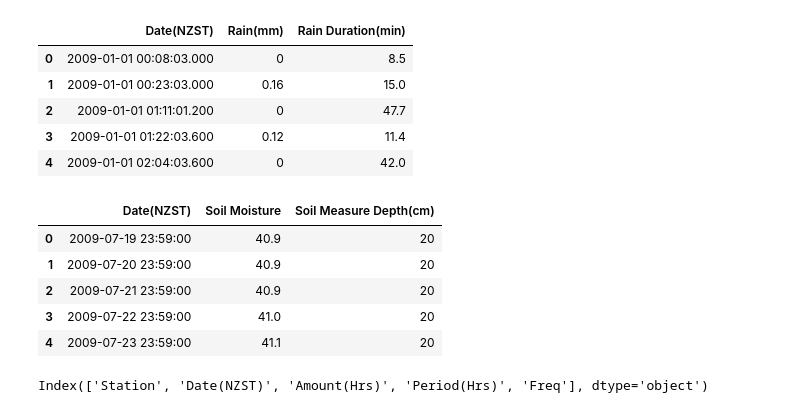
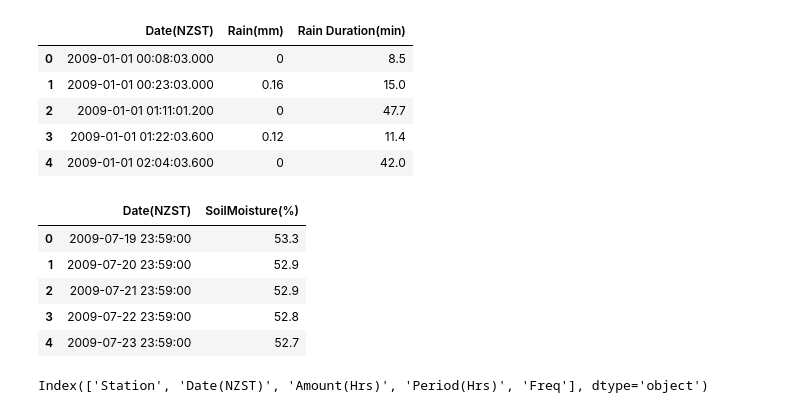
Before and after one commit to YingCG/research-weather-forecast, a Jupyter notebook: niwa_data_processing.ipynb, the cells around one changed output. Drawn from its saved outputs; the diff is of its cells as text; code cells hidden in the pictures.

```diff
--- a/niwa_data_processing.ipynb
+++ b/niwa_data_processing.ipynb
@@ -10,7 +10,7 @@ rainDaily = pd.read_csv('data/niwaDailyData/RainDaily.csv')
 pressure = pd.read_csv('data/niwaDailyData/Pressure_9am_only.csv')
 radiation = pd.read_csv('data/niwaDailyData/Radiation_Daily_Global.csv')
 rainbreakpoint = pd.read_csv('data/niwaDailyData/RainBreakpointsfromRainRate.csv')
-soilMoisture = pd.read_csv('data/niwaDailyData/SoilMoisture.csv')
+soilMoisture = pd.read_csv('data/niwaDailyData/soil.csv')
 sunshine = pd.read_csv('data/niwaDailyData/SunshineDaily.csv')
 surfaceWind = pd.read_csv('data/niwaDailyData/SurfaceWind9am.csv')
 tempMaxMin = pd.read_csv('data/niwaDailyData/TemperatureMaxMinDaily.csv')
@@ -89,16 +89,16 @@ rainbreakpoint.head()
 # %%
 soilMoisture.head()
 soilMoisture['Date(NZST)'] = pd.to_datetime(radiation['Date(NZST)'], format='%Y%m%d %H%M%S%f')
-soilMoisture.rename(columns={"Percent(%)": "Soil Moisture", 'Depth(cm)' : 'Soil Measure Depth(cm)'}, inplace=True)
-soilMoisture.drop(columns=['Station'], inplace=True)
+soilMoisture.rename(columns={"Percent(%)": "SoilMoisture(%)"}, inplace=True)
+soilMoisture.drop(columns=['Station', 'Depth(cm)'], inplace=True)
 soilMoisture.head()
 # %% [output]
-|  | Date(NZST) | Soil Moisture | Soil Measure Depth(cm) |
-| 0 | 2009-07-19 23:59:00 | 40.9 | 20 |
-| 1 | 2009-07-20 23:59:00 | 40.9 | 20 |
-| 2 | 2009-07-21 23:59:00 | 40.9 | 20 |
-| 3 | 2009-07-22 23:59:00 | 41.0 | 20 |
-| 4 | 2009-07-23 23:59:00 | 41.1 | 20 |
+|  | Date(NZST) | SoilMoisture(%) |
+| 0 | 2009-07-19 23:59:00 | 53.3 |
+| 1 | 2009-07-20 23:59:00 | 52.9 |
+| 2 | 2009-07-21 23:59:00 | 52.9 |
+| 3 | 2009-07-22 23:59:00 | 52.8 |
+| 4 | 2009-07-23 23:59:00 | 52.7 |
 # %%
 sunshine.columns
 # %% [output]
```
Also changed, not shown: parts of 4 cells of this notebook, 29 other files.
